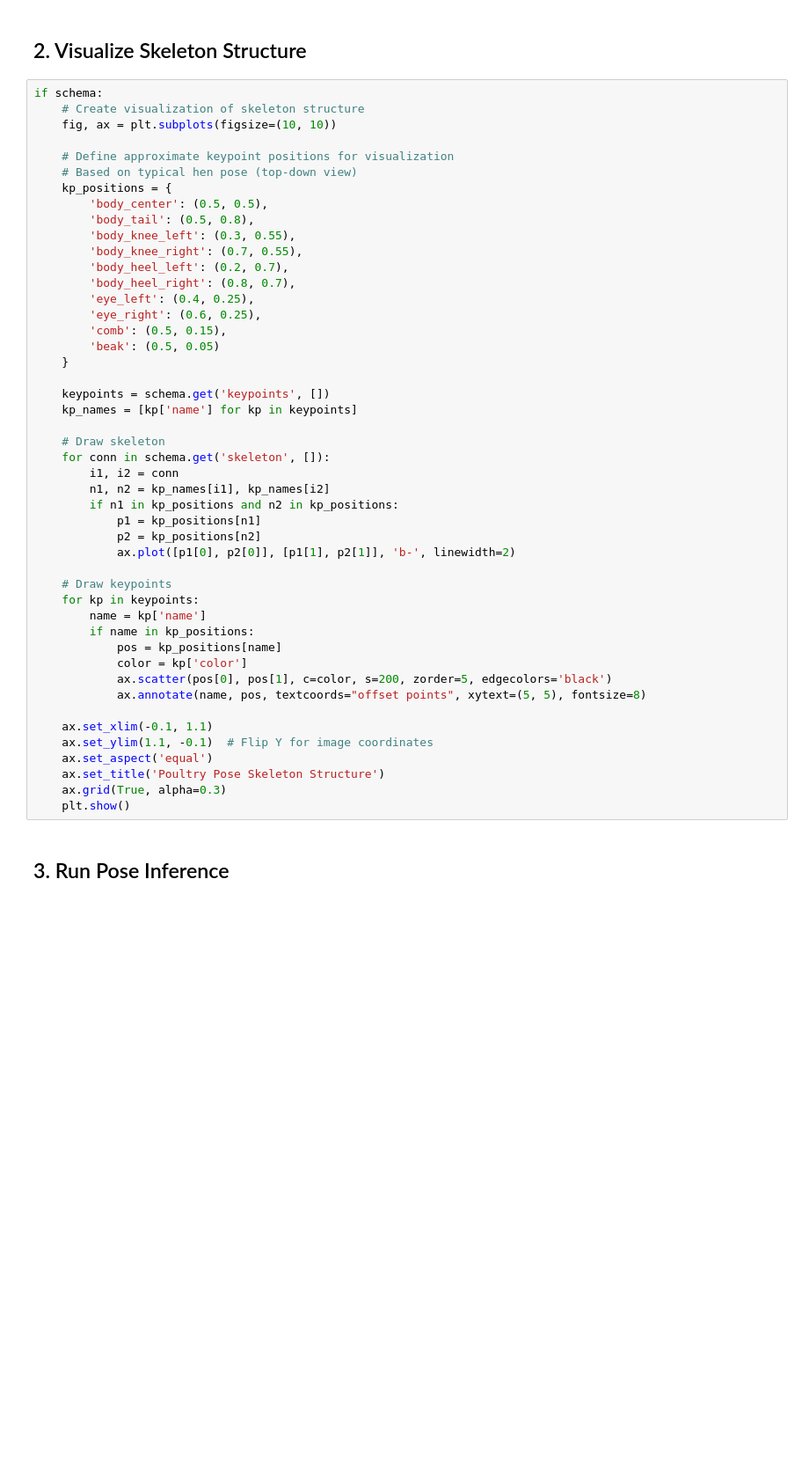
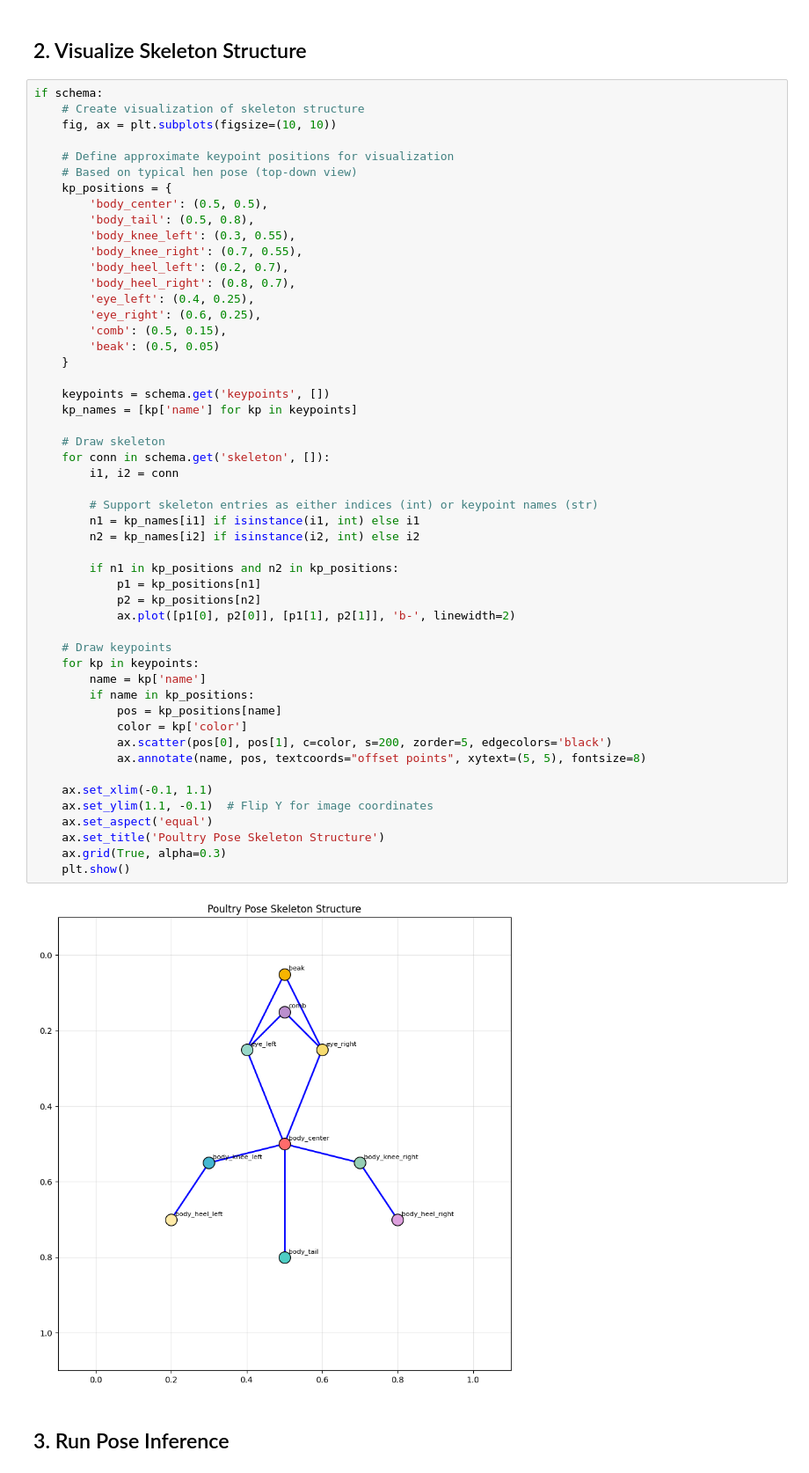
Before and after one commit to sunsmarterjie/yolov12, a Jupyter notebook: notebooks/04_pose_estimation_analysis.ipynb, the cells around one changed output. Shown at 88% size. Cells and saved outputs as stored; diff of their text form; blank space fills up the shorter version.

```diff
--- a/notebooks/04_pose_estimation_analysis.ipynb
+++ b/notebooks/04_pose_estimation_analysis.ipynb
@@ -60,34 +79,40 @@ if schema:
         'comb': (0.5, 0.15),
         'beak': (0.5, 0.05)
     }
 
     keypoints = schema.get('keypoints', [])
     kp_names = [kp['name'] for kp in keypoints]
 
     # Draw skeleton
     for conn in schema.get('skeleton', []):
         i1, i2 = conn
-        n1, n2 = kp_names[i1], kp_names[i2]
+
+        # Support skeleton entries as either indices (int) or keypoint names (str)
+        n1 = kp_names[i1] if isinstance(i1, int) else i1
+        n2 = kp_names[i2] if isinstance(i2, int) else i2
+
         if n1 in kp_positions and n2 in kp_positions:
             p1 = kp_positions[n1]
             p2 = kp_positions[n2]
             ax.plot([p1[0], p2[0]], [p1[1], p2[1]], 'b-', linewidth=2)
 
     # Draw keypoints
     for kp in keypoints:
         name = kp['name']
         if name in kp_positions:
             pos = kp_positions[name]
             color = kp['color']
             ax.scatter(pos[0], pos[1], c=color, s=200, zorder=5, edgecolors='black')
             ax.annotate(name, pos, textcoords="offset points", xytext=(5, 5), fontsize=8)
 
     ax.set_xlim(-0.1, 1.1)
     ax.set_ylim(1.1, -0.1)  # Flip Y for image coordinates
     ax.set_aspect('equal')
     ax.set_title('Poultry Pose Skeleton Structure')
     ax.grid(True, alpha=0.3)
     plt.show()
+# %% [output]
+[figure, added]
 # %% [markdown]
 ## 3. Run Pose Inference
 # %%
```
Also changed, not shown: parts of 4 cells of this notebook, 5 other files.
